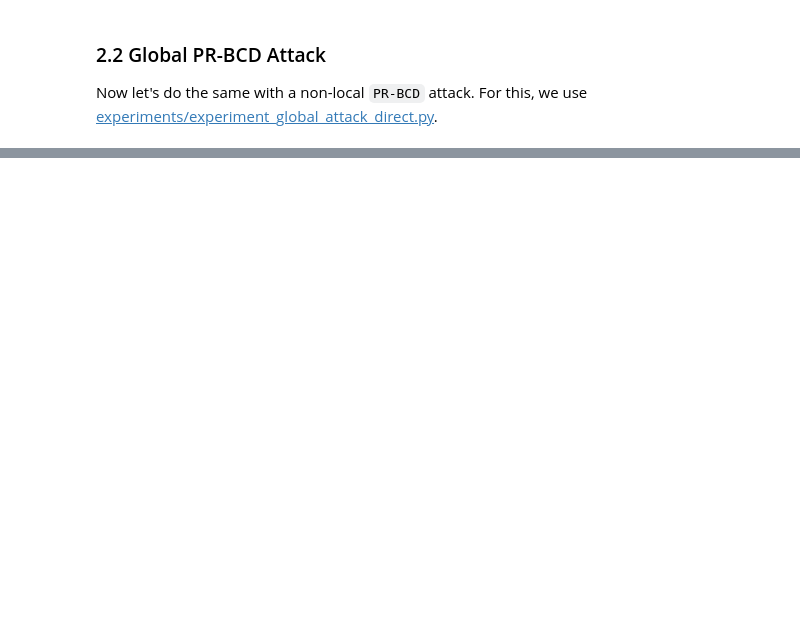
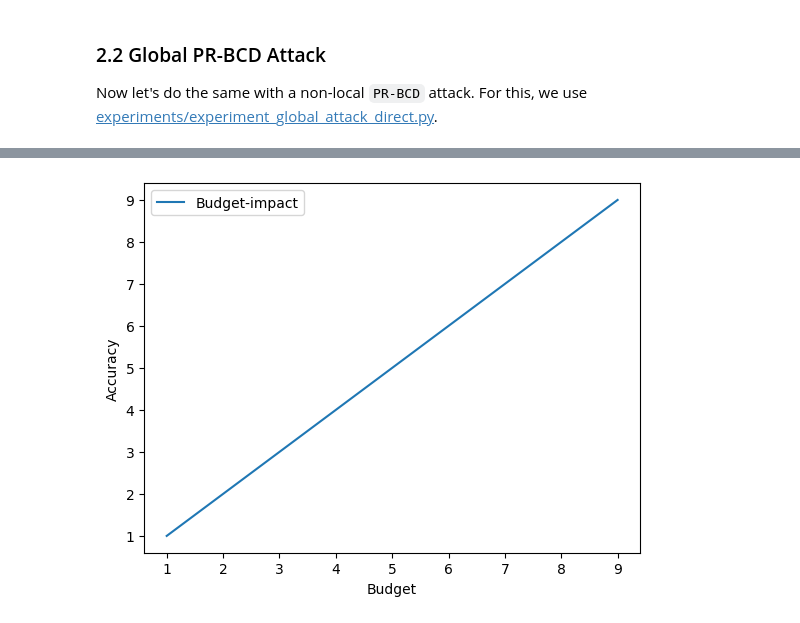
Before and after one commit to Chronobreak42/robustness_of_gnns_at_scale, a Jupyter notebook: notebooks/Quick_start_robustness_gnns_at_scale_setup_plot.ipynb, the cells around one changed output, grey strips where cells are left out. Cells and saved outputs as stored; diff of their text form; code cells hidden in the pictures; blank space fills up the shorter version.

```diff
--- a/notebooks/Quick_start_robustness_gnns_at_scale_setup_plot.ipynb
+++ b/notebooks/Quick_start_robustness_gnns_at_scale_setup_plot.ipynb
@@ -420,4 +437,7 @@ Percentage of changed node predictions : 100.00%
 ### 2.2 Global PR-BCD Attack
 
 Now let's do the same with a non-local `PR-BCD` attack. For this, we use [experiments/experiment_global_attack_direct.py](https://github.com/sigeisler/robustness_of_gnns_at_scale/blob/main/experiments/experiment_global_attack_direct.py#L63).
+# %%
+perturbed_acc_global = []
+budget = range(1, 10)
 # %%
@@ -489,3 +520,17 @@ print(global_prbcd_statistics)
+# %%
+# plot budget-accuracy graph
+fig, ax = plt.subplots()
+
+color = plt.rcParams['axes.prop_cycle'].by_key()['color'][0]
+ax.set_xlabel('Budget')
+ax.set_ylabel("Accuracy")
+ax.plot(range(1,10), perturbed_acc_global, color=color, label='Budget-impact')
+
+ax.legend()
+
+plt.gcf().show()
+# %% [output]
+[figure, added]
 # %%
 perturbed_acc = global_prbcd_statistics["results"][0]['accuracy']
 print(f'Clean accuracy: {100*clean_acc:.2f}%; Accuracy after global PRBCD attack: {100*perturbed_acc:.2f}%')
```
Also changed, not shown: parts of 12 cells of this notebook.
